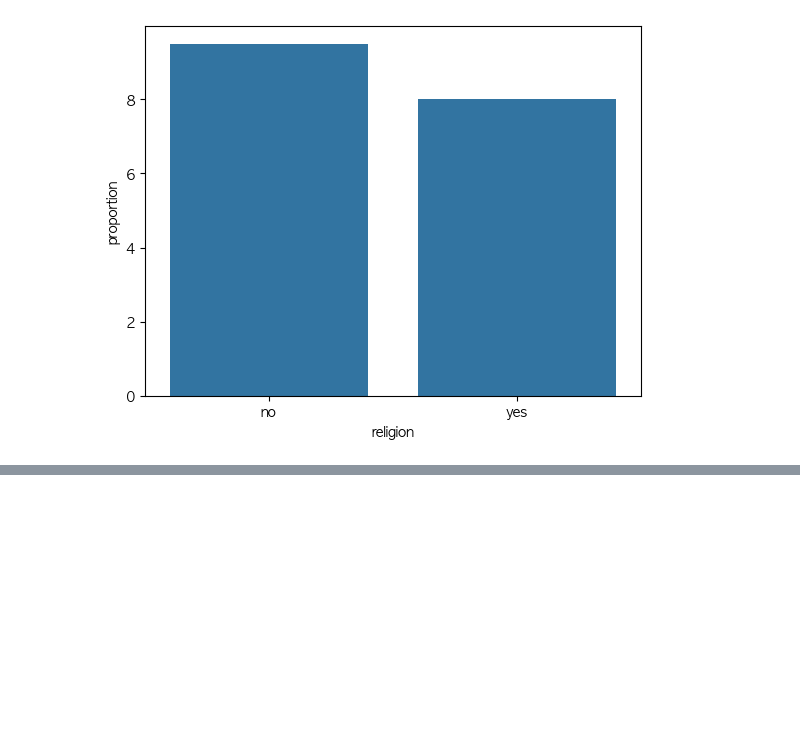
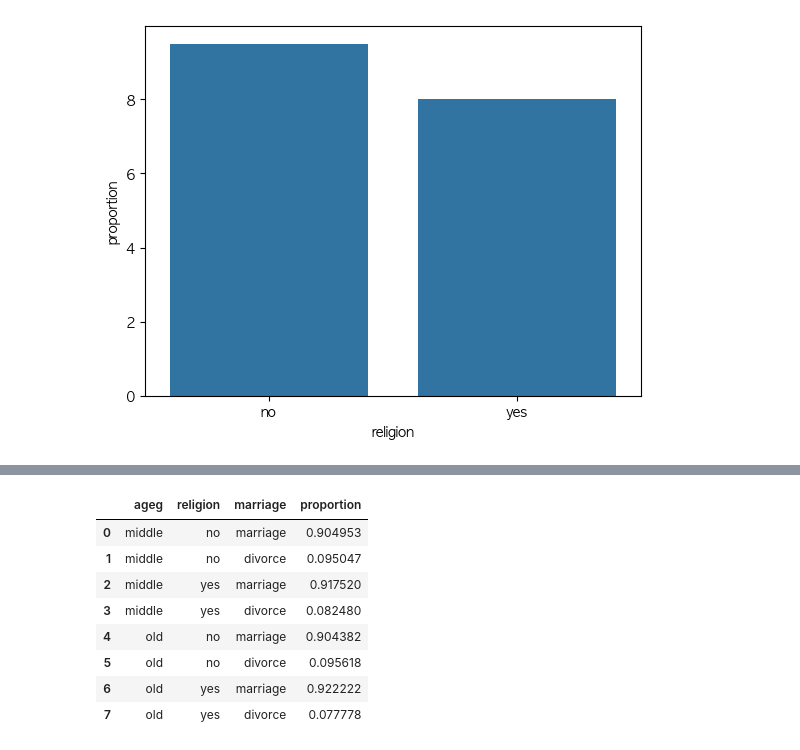
Before and after one commit to online5880/doit_python_da, a Jupyter notebook: chapter_09/korean_life.ipynb, the cells around one changed output, grey strips where cells are left out. Saved outputs shown, nothing was run; the diff lists cells and outputs as text; code cells hidden in the pictures; blank space fills up the shorter version.

```diff
--- a/chapter_09/korean_life.ipynb
+++ b/chapter_09/korean_life.ipynb
@@ -546,0 +600,23 @@ sns.barplot(data=rel_div, x="religion", y="proportion")
+# %%
+# 연령대 및 종교 유무에 따른 이혼율표 만들기
+# etc 제외, 초년 제외
+# ageg, religion별 분리
+# marriage 추출
+# 비율 구하기
+age_rel_div = (
+    welfare.query('marriage != "etc" & ageg != "young"')
+    .groupby(["ageg", "religion"], as_index=False)["marriage"]
+    .value_counts(normalize=True)
+)
+
+age_rel_div
+# %% [output]
+|  | ageg | religion | marriage | proportion |
+| 0 | middle | no | marriage | 0.904953 |
+| 1 | middle | no | divorce | 0.095047 |
+| 2 | middle | yes | marriage | 0.917520 |
+| 3 | middle | yes | divorce | 0.082480 |
+| 4 | old | no | marriage | 0.904382 |
+| 5 | old | no | divorce | 0.095618 |
+| 6 | old | yes | marriage | 0.922222 |
+| 7 | old | yes | divorce | 0.077778 |
```
Also changed, not shown: parts of 9 cells of this notebook, 1 other file.
